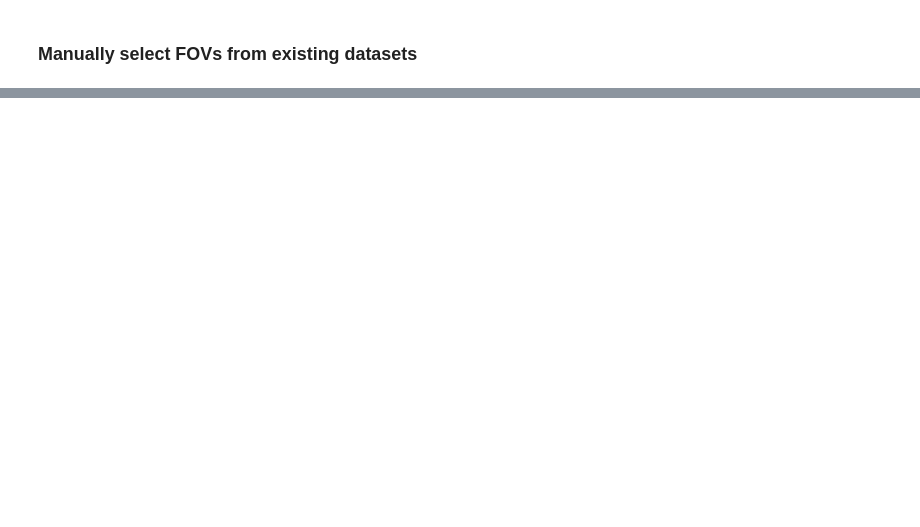
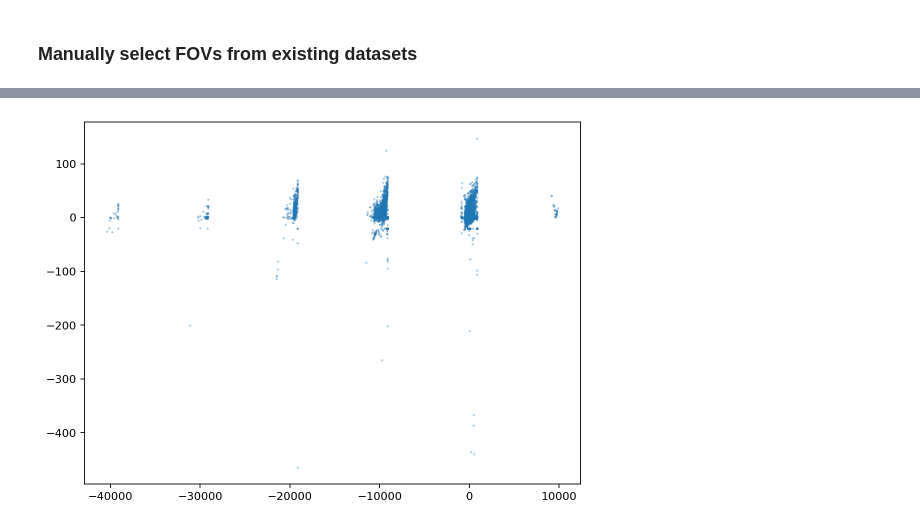
Before and after one commit to czbiohub-sf/2021-opencell-microscopy-automation, a Jupyter notebook: notebooks/tests-dev.ipynb, the cells around one changed output, grey strips where cells are left out. Drawn from its saved outputs; the diff is of its cells as text; code cells hidden in the pictures; blank space fills up the shorter version.

```diff
--- a/notebooks/tests-dev.ipynb
+++ b/notebooks/tests-dev.ipynb
@@ -96,0 +287,9 @@ shutil.copy2(filepath, os.path.join(dst_dirpath, 'too-few-1.tif'))
+# %%
+_ = plt.scatter(
+    all_afc_logs.initial_afc_score,
+    all_afc_logs.final_focusdrive_position - all_afc_logs.initial_focusdrive_position,
+    alpha=0.3,
+    s=1
+)
+# %% [output]
+[figure, added]
```
Also changed, not shown: parts of 50 cells of this notebook, 1 other file.
